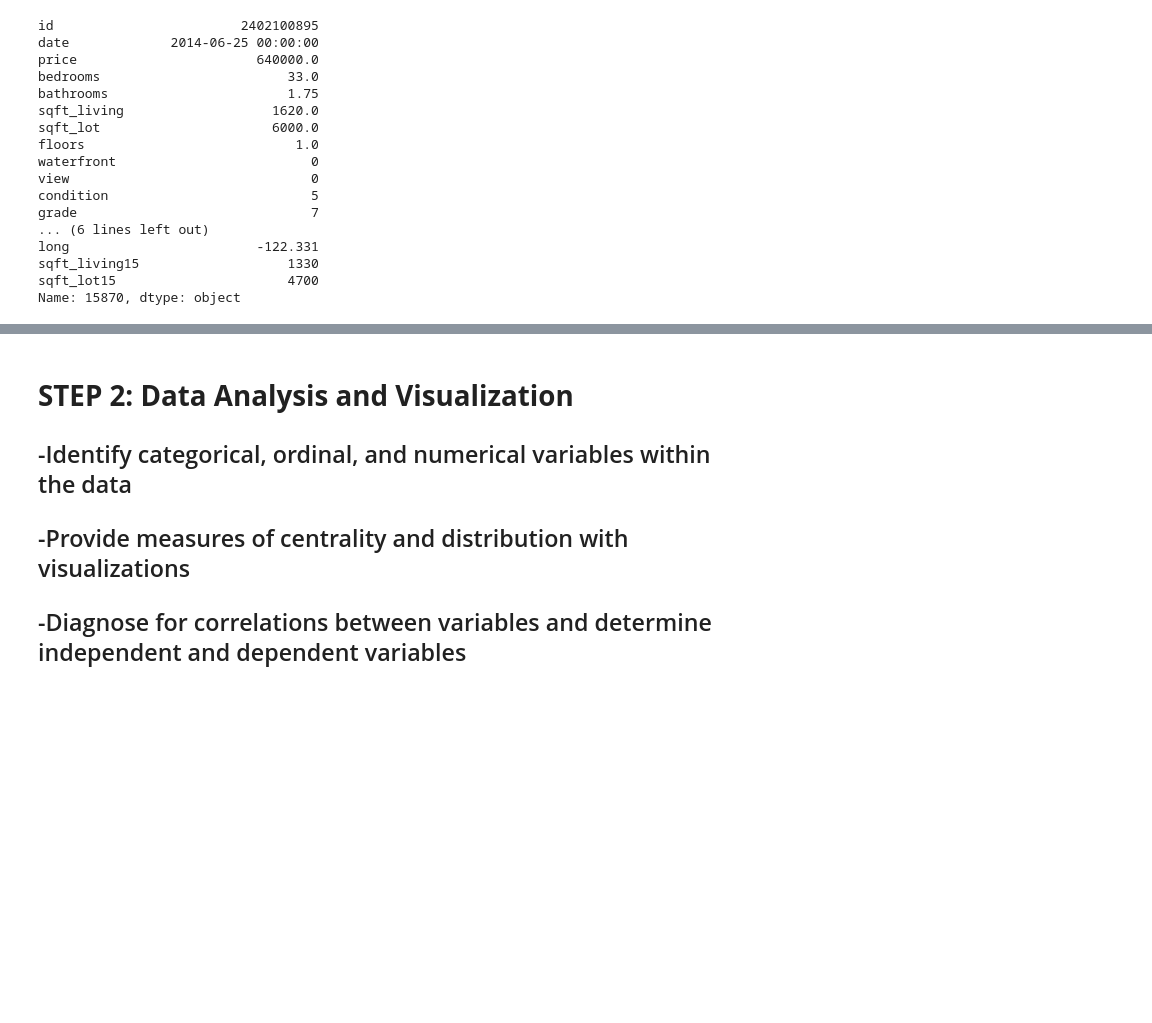
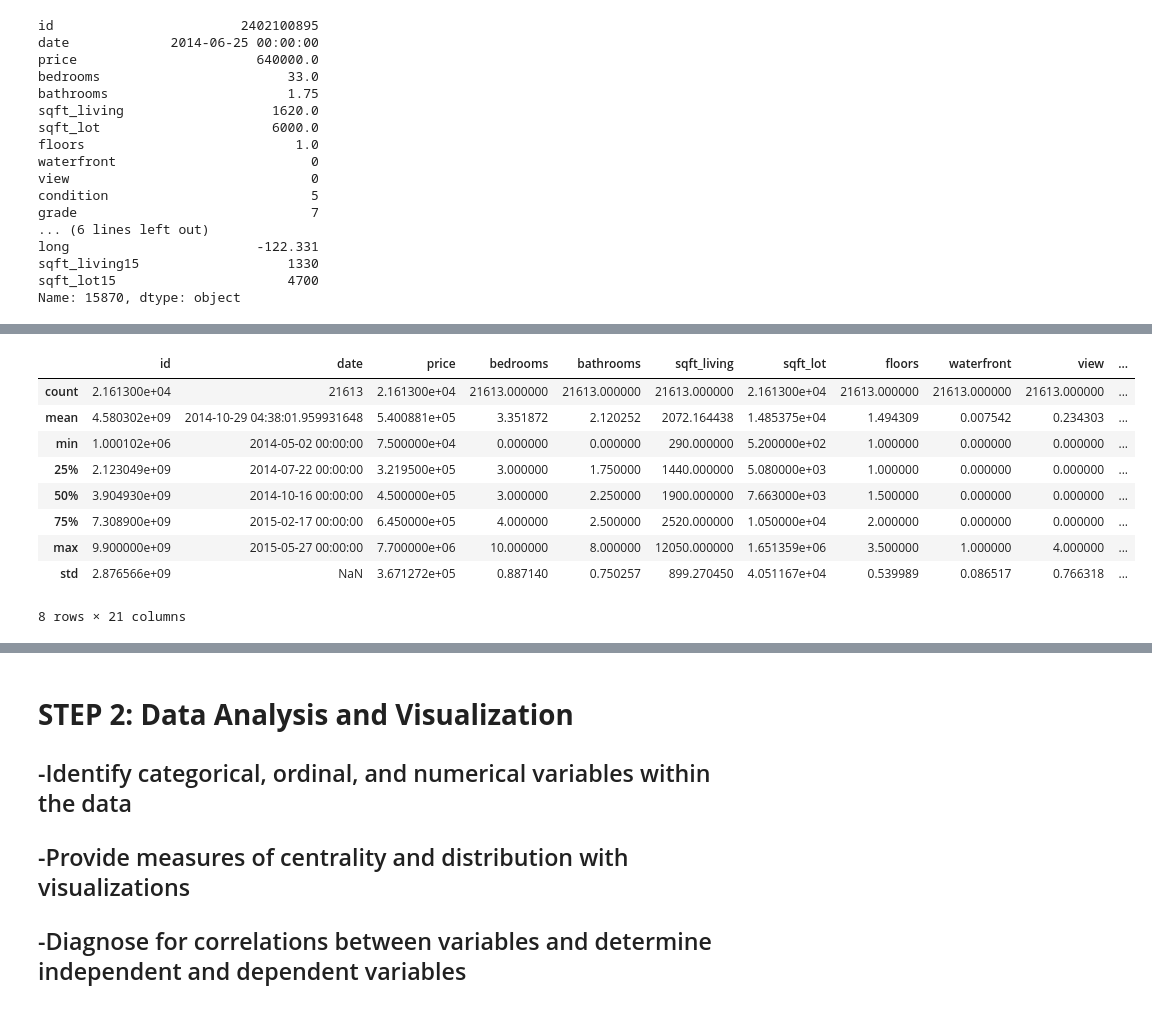
Before and after one commit to veronicarb917/ADS500B, a Jupyter notebook: ADS-500B-PROJECT.ipynb, the cells around one changed output, grey strips where cells are left out. Saved outputs shown, nothing was run; the diff lists cells and outputs as text; code cells hidden in the pictures; blank space fills up the shorter version.

```diff
--- a/ADS-500B-PROJECT.ipynb
+++ b/ADS-500B-PROJECT.ipynb
@@ -288,0 +528,13 @@ df.loc[15870, 'bedrooms'] = 3
+# %%
+df.describe()
+# %% [output]
+|  | id | date | price | bedrooms | bathrooms | sqft_living | sqft_lot | floors | waterfront | view | ... |
+| count | 2.161300e+04 | 21613 | 2.161300e+04 | 21613.000000 | 21613.000000 | 21613.000000 | 2.161300e+04 | 21613.000000 | 21613.000000 | 21613.000000 | ... |
+| mean | 4.580302e+09 | 2014-10-29 04:38:01.959931648 | 5.400881e+05 | 3.351872 | 2.120252 | 2072.164438 | 1.485375e+04 | 1.494309 | 0.007542 | 0.234303 | ... |
+| min | 1.000102e+06 | 2014-05-02 00:00:00 | 7.500000e+04 | 0.000000 | 0.000000 | 290.000000 | 5.200000e+02 | 1.000000 | 0.000000 | 0.000000 | ... |
+| 25% | 2.123049e+09 | 2014-07-22 00:00:00 | 3.219500e+05 | 3.000000 | 1.750000 | 1440.000000 | 5.080000e+03 | 1.000000 | 0.000000 | 0.000000 | ... |
+| 50% | 3.904930e+09 | 2014-10-16 00:00:00 | 4.500000e+05 | 3.000000 | 2.250000 | 1900.000000 | 7.663000e+03 | 1.500000 | 0.000000 | 0.000000 | ... |
+| 75% | 7.308900e+09 | 2015-02-17 00:00:00 | 6.450000e+05 | 4.000000 | 2.500000 | 2520.000000 | 1.050000e+04 | 2.000000 | 0.000000 | 0.000000 | ... |
+| max | 9.900000e+09 | 2015-05-27 00:00:00 | 7.700000e+06 | 10.000000 | 8.000000 | 12050.000000 | 1.651359e+06 | 3.500000 | 1.000000 | 4.000000 | ... |
+| std | 2.876566e+09 | NaN | 3.671272e+05 | 0.887140 | 0.750257 | 899.270450 | 4.051167e+04 | 0.539989 | 0.086517 | 0.766318 | ... |
+8 rows × 21 columns
```
Also changed, not shown: parts of 25 cells of this notebook.
